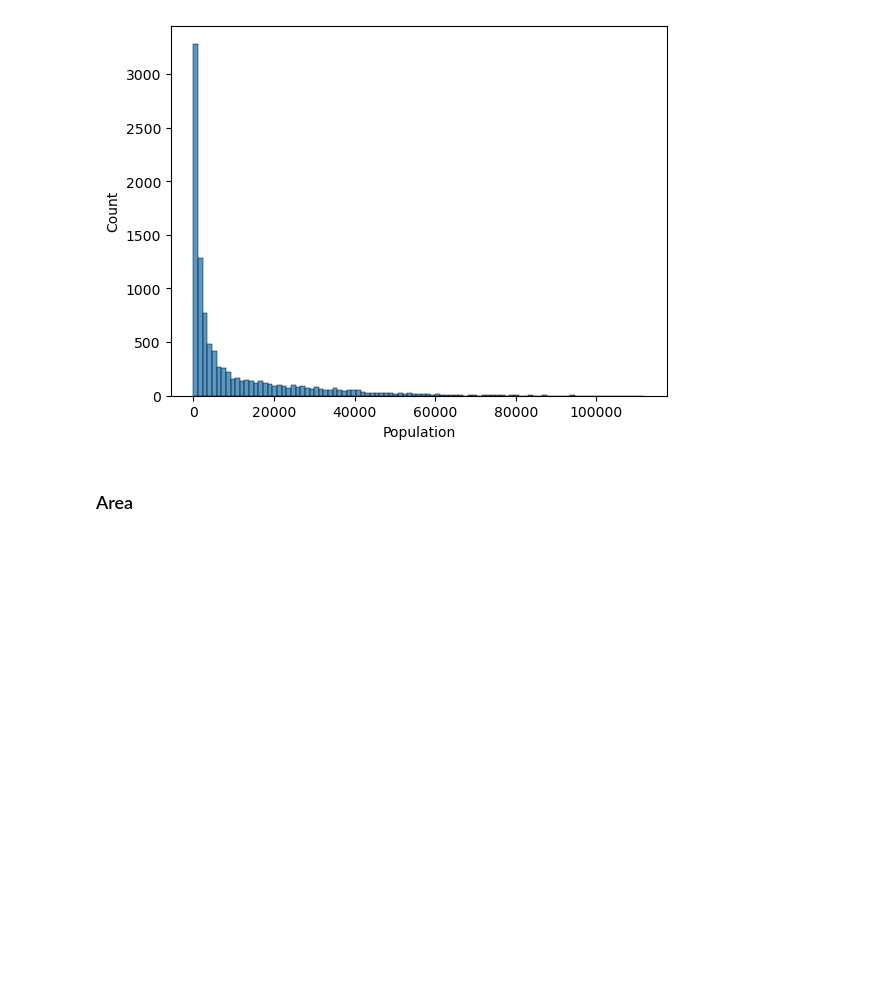
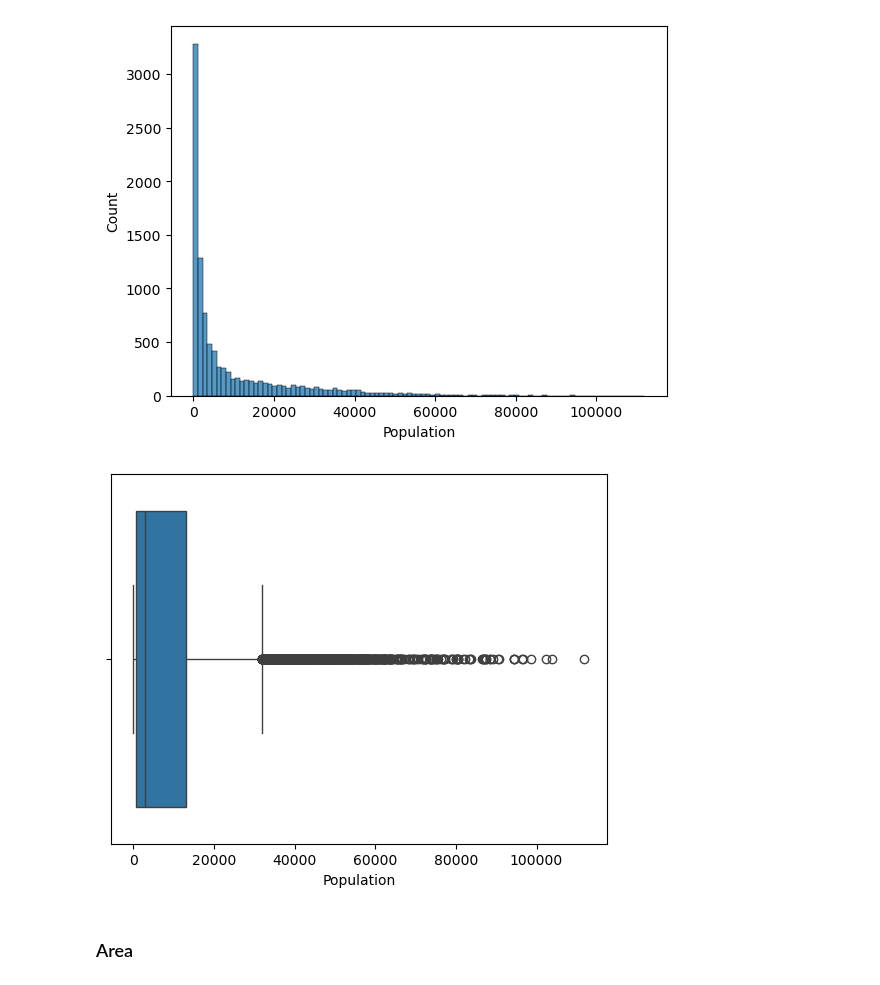
Before and after one commit to smmurdock/WGU-MSDA-DS, a Jupyter notebook: D206/Murdock_Shanay D206 PA Churn.ipynb, the cells around one changed output. Saved outputs shown, nothing was run; the diff lists cells and outputs as text; code cells hidden in the pictures; blank space fills up the shorter version.

Commit message:
Complete C4 Data Cleaning Detection

```diff
--- a/D206/Murdock_Shanay D206 PA Churn.ipynb
+++ b/D206/Murdock_Shanay D206 PA Churn.ipynb
@@ -164,6 +430,11 @@ df['Population'].describe()
 sns.histplot(data=df, x='Population');
 # %% [output]
 [figure]
+# %%
+# Create boxplot to visualize spread of data plus outliers
+sns.boxplot(data=df, x='Population');
+# %% [output]
+[figure, added]
 # %% [markdown]
 ### Area
 # %%
```
Also changed, not shown: parts of 172 cells of this notebook.
